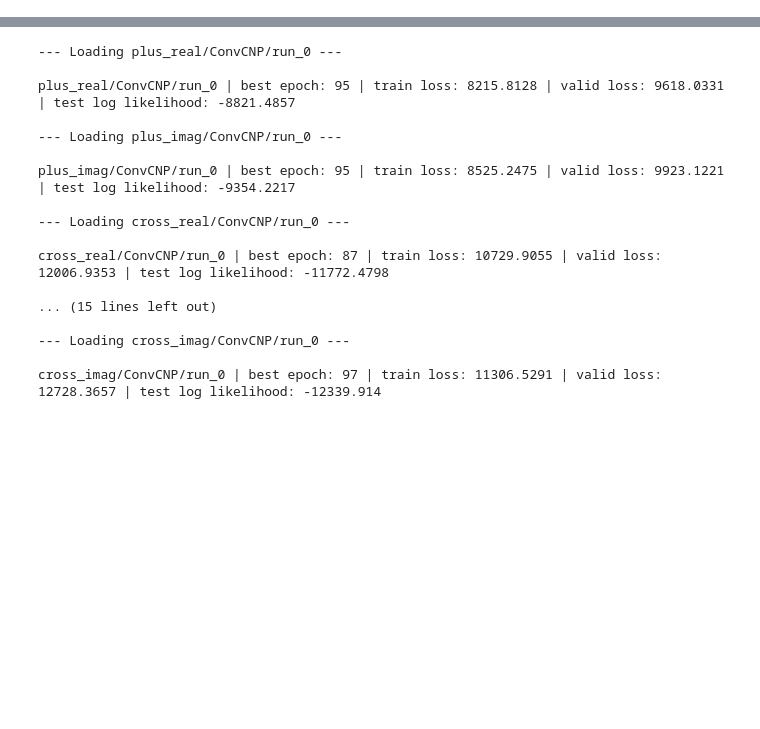
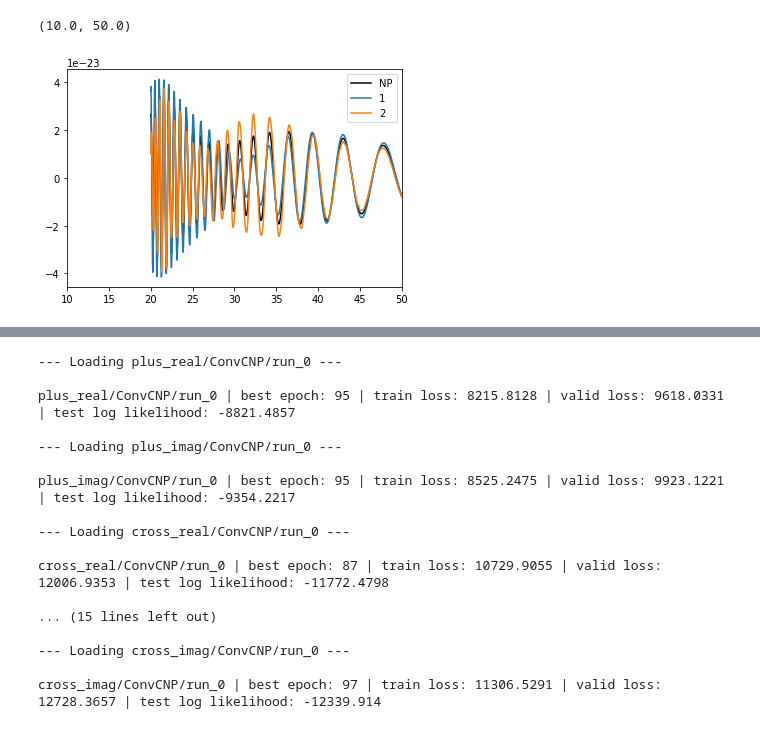
Before and after one commit to MarinerQ/npf_GWwaveform, a Jupyter notebook: gw/application/npwavegen.ipynb, the cells around one changed output, grey strips where cells are left out. Saved outputs shown, nothing was run; the diff lists cells and outputs as text; code cells hidden in the pictures; blank space fills up the shorter version.

```diff
--- a/gw/application/npwavegen.ipynb
+++ b/gw/application/npwavegen.ipynb
@@ -36,0 +303,17 @@ import logging
+# %%
+farray3, mean = scale_waveform(target_mass=mtot, base_f=farray2, base_h=mean_scaled, base_mass=npmodel_total_mass)
+farray3, std = scale_waveform(target_mass=mtot, base_f=farray2, base_h=std_scaled, base_mass=npmodel_total_mass)
+
+farray31, h1ts = scale_waveform(target_mass=mtot, base_f=farray0, base_h=h1, base_mass=npmodel_total_mass)
+farray32, h2ts = scale_waveform(target_mass=mtot, base_f=farray0, base_h=h2, base_mass=npmodel_total_mass)
+# %%
+plt.plot(farray3, mean/3.2, label='NP',color='k')
+plt.plot(farray31, h1ts/3.2, label='1')
+plt.plot(farray32, h2ts/3.2, label='2')
+
+
+plt.legend()
+plt.xlim(10,50)
+# %% [output]
+(10.0, 50.0)
+[figure, added]
```
Also changed, not shown: parts of 70 cells of this notebook, 7 other files.
